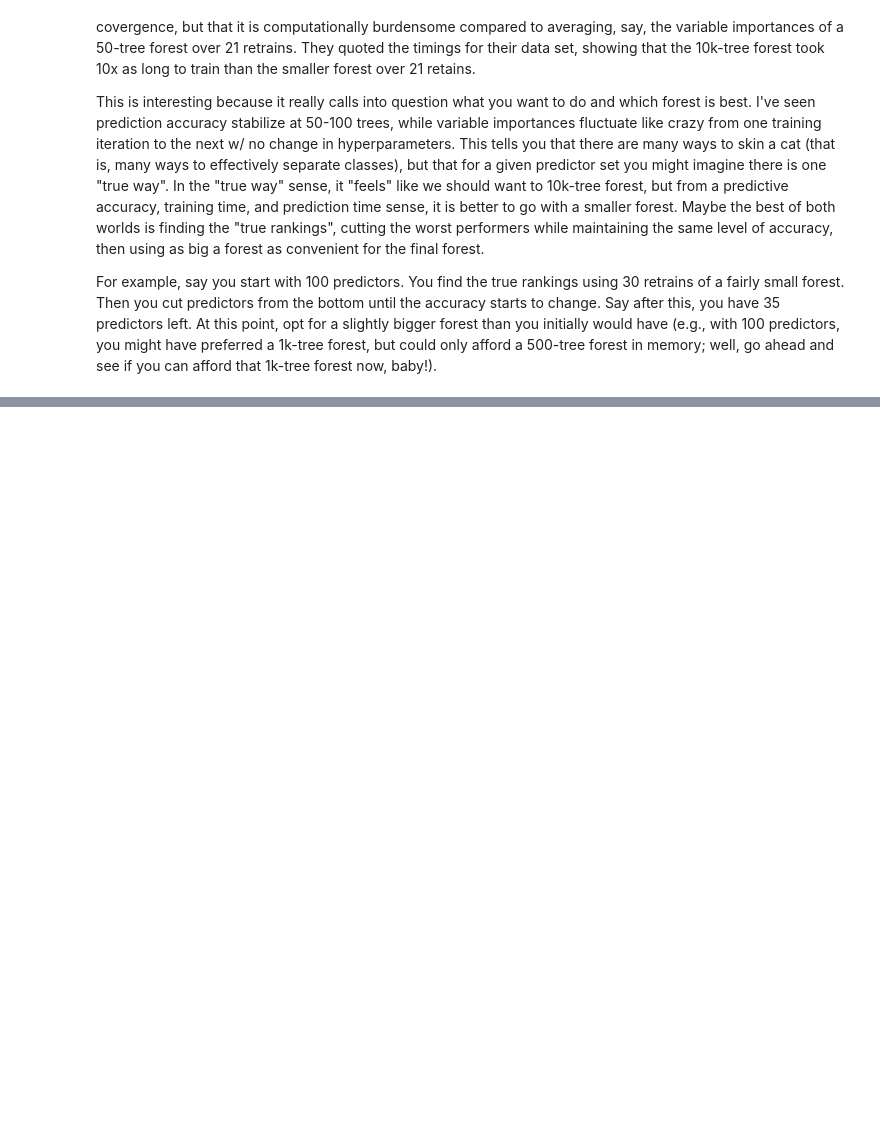
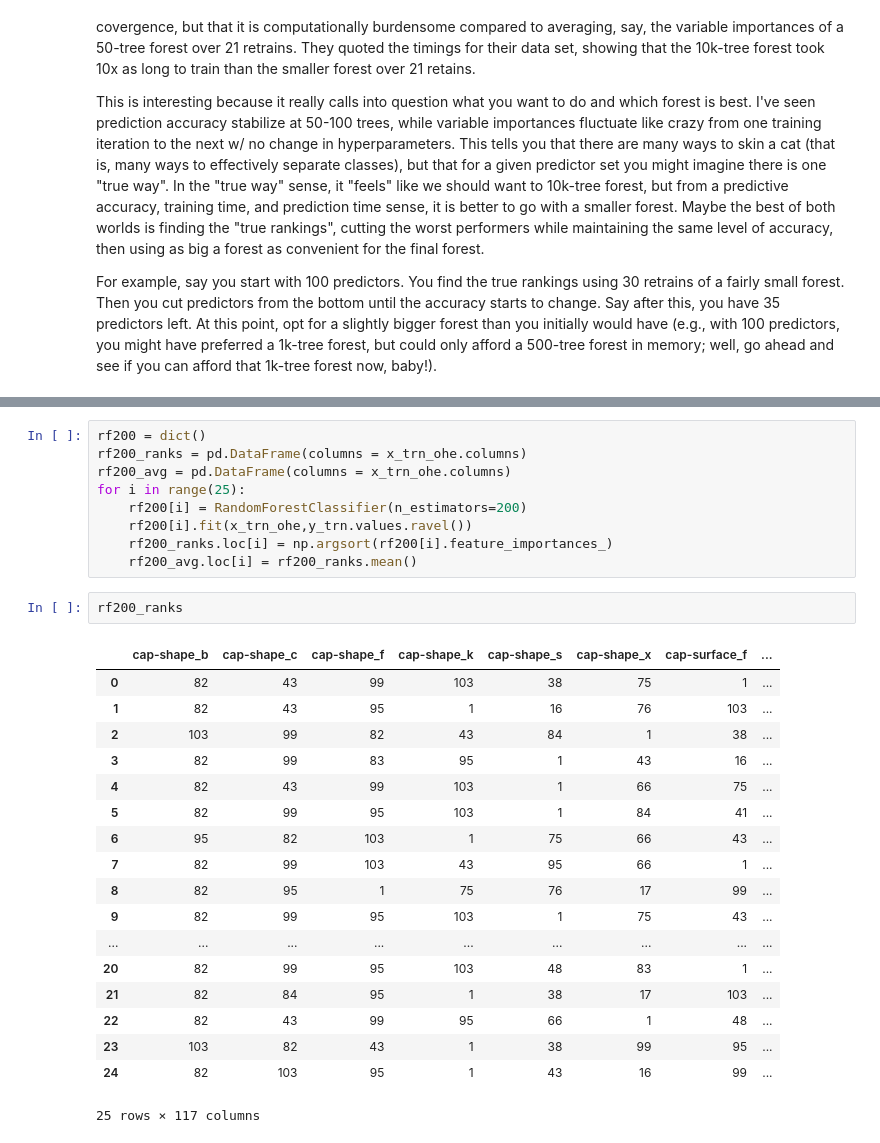
Before and after one commit to krbnite/krbnite.github.io, a Jupyter notebook: _notebooks/2019-09-22-Stabilizing-Variable-Importance-Fluctuations-in-a-Random-Forest.ipynb, the cells around one changed output, grey strips where cells are left out. Drawn from its saved outputs; the diff is of its cells as text; blank space fills up the shorter version.

```diff
--- a/_notebooks/2019-09-22-Stabilizing-Variable-Importance-Fluctuations-in-a-Random-Forest.ipynb
+++ b/_notebooks/2019-09-22-Stabilizing-Variable-Importance-Fluctuations-in-a-Random-Forest.ipynb
@@ -129,0 +181,30 @@ if you can afford that 1k-tree forest now, baby!).
+# %%
+rf200 = dict()
+rf200_ranks = pd.DataFrame(columns = x_trn_ohe.columns)
+rf200_avg = pd.DataFrame(columns = x_trn_ohe.columns)
+for i in range(25):
+    rf200[i] = RandomForestClassifier(n_estimators=200)
+    rf200[i].fit(x_trn_ohe,y_trn.values.ravel())
+    rf200_ranks.loc[i] = np.argsort(rf200[i].feature_importances_)
+    rf200_avg.loc[i] = rf200_ranks.mean()
+# %%
+rf200_ranks
+# %% [output]
+|  | cap-shape_b | cap-shape_c | cap-shape_f | cap-shape_k | cap-shape_s | cap-shape_x | cap-surface_f | ... |
+| 0 | 82 | 43 | 99 | 103 | 38 | 75 | 1 | ... |
+| 1 | 82 | 43 | 95 | 1 | 16 | 76 | 103 | ... |
+| 2 | 103 | 99 | 82 | 43 | 84 | 1 | 38 | ... |
+| 3 | 82 | 99 | 83 | 95 | 1 | 43 | 16 | ... |
+| 4 | 82 | 43 | 99 | 103 | 1 | 66 | 75 | ... |
+| 5 | 82 | 99 | 95 | 103 | 1 | 84 | 41 | ... |
+| 6 | 95 | 82 | 103 | 1 | 75 | 66 | 43 | ... |
+| 7 | 82 | 99 | 103 | 43 | 95 | 66 | 1 | ... |
+| 8 | 82 | 95 | 1 | 75 | 76 | 17 | 99 | ... |
+| 9 | 82 | 99 | 95 | 103 | 1 | 75 | 43 | ... |
+| ... | ... | ... | ... | ... | ... | ... | ... | ... |
+| 20 | 82 | 99 | 95 | 103 | 48 | 83 | 1 | ... |
+| 21 | 82 | 84 | 95 | 1 | 38 | 17 | 103 | ... |
+| 22 | 82 | 43 | 99 | 95 | 66 | 1 | 48 | ... |
+| 23 | 103 | 82 | 43 | 1 | 38 | 99 | 95 | ... |
+| 24 | 82 | 103 | 95 | 1 | 43 | 16 | 99 | ... |
+25 rows × 117 columns
```
Also changed, not shown: parts of 12 cells of this notebook.
